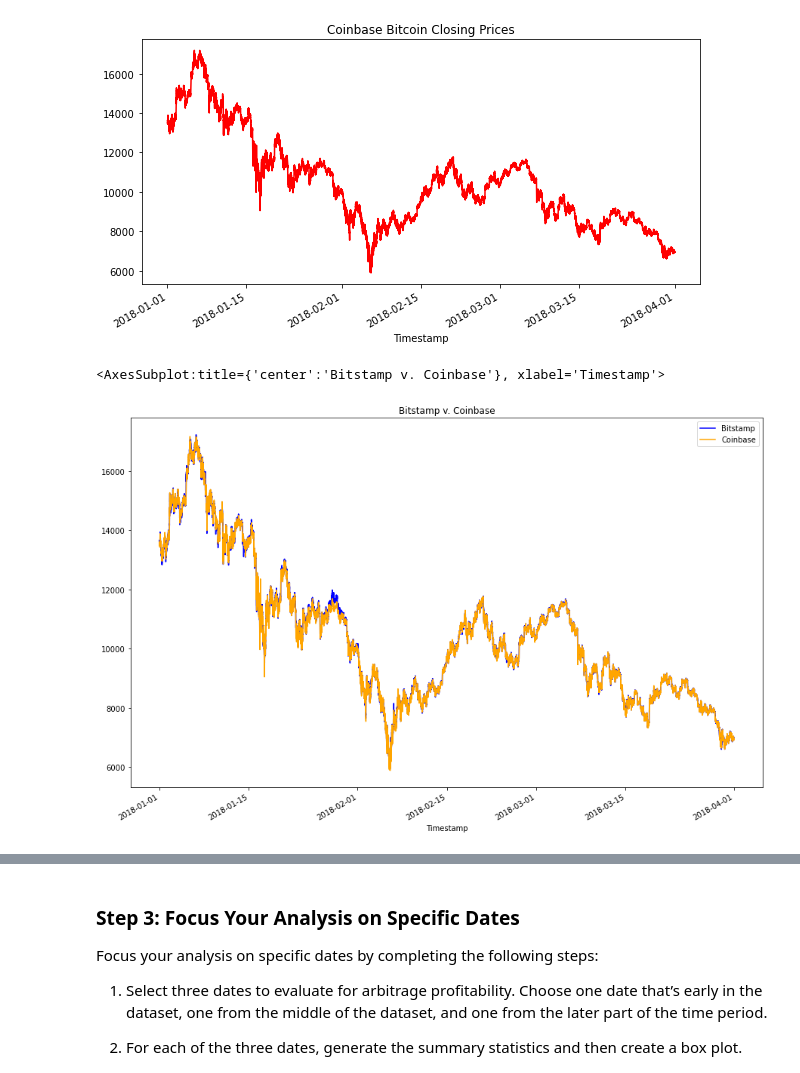
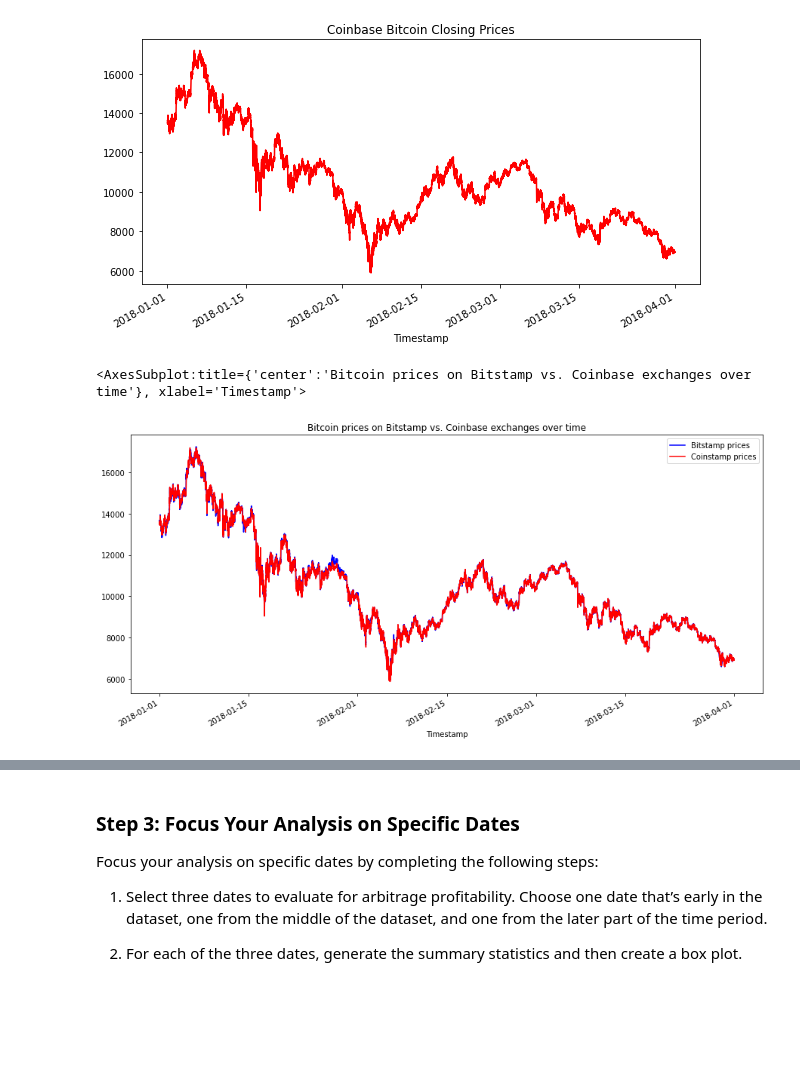
Before and after one commit to sjufan84/crypto_arbitrage-school-project-, a Jupyter notebook: crypto_arbitrage.ipynb, the cells around one changed output, grey strips where cells are left out. Saved outputs shown, nothing was run; the diff lists cells and outputs as text; code cells hidden in the pictures; blank space fills up the shorter version.

Commit message:
Updated primary codebase to include graphs of closing prices for each exchange as well as an overlay plot to compare the two during the same time periods

```diff
--- a/crypto_arbitrage.ipynb
+++ b/crypto_arbitrage.ipynb
@@ -305,11 +305,15 @@ coinbase_sliced.plot(figsize = (10,5), title = 'Coinbase Bitcoin Closing Prices'
 # %%
 # Overlay the visualizations for the bitstamp and coinbase DataFrames in one plot
 # The plot should visualize the prices over the full lenth of the dataset
 # Be sure to include the parameters: legend, figure size, title, and color and label
-# YOUR CODE HERE
+bitstamp_sliced.plot(legend = True, figsize = (15,7),
+                        title = 'Bitcoin prices on Bitstamp vs. Coinbase exchanges over time',
+                        color = 'blue', label = 'Bitstamp prices')
+coinbase_sliced.plot(legend = True, figsize = (15,7),
+                        color = 'red', label = 'Coinstamp prices')
 # %% [output]
-<AxesSubplot:title={'center':'Bitstamp v. Coinbase'}, xlabel='Timestamp'>
+<AxesSubplot:title={'center':'Bitcoin prices on Bitstamp vs. Coinbase exchanges over time'}, xlabel='Timestamp'>
-[figure, old version]
+[figure, new version]
 # %%
 # Using the loc and plot functions, create an overlay plot that visualizes
 # the price action of both DataFrames for a one month period early in the dataset
```
Also changed, not shown: parts of 4 cells of this notebook.
